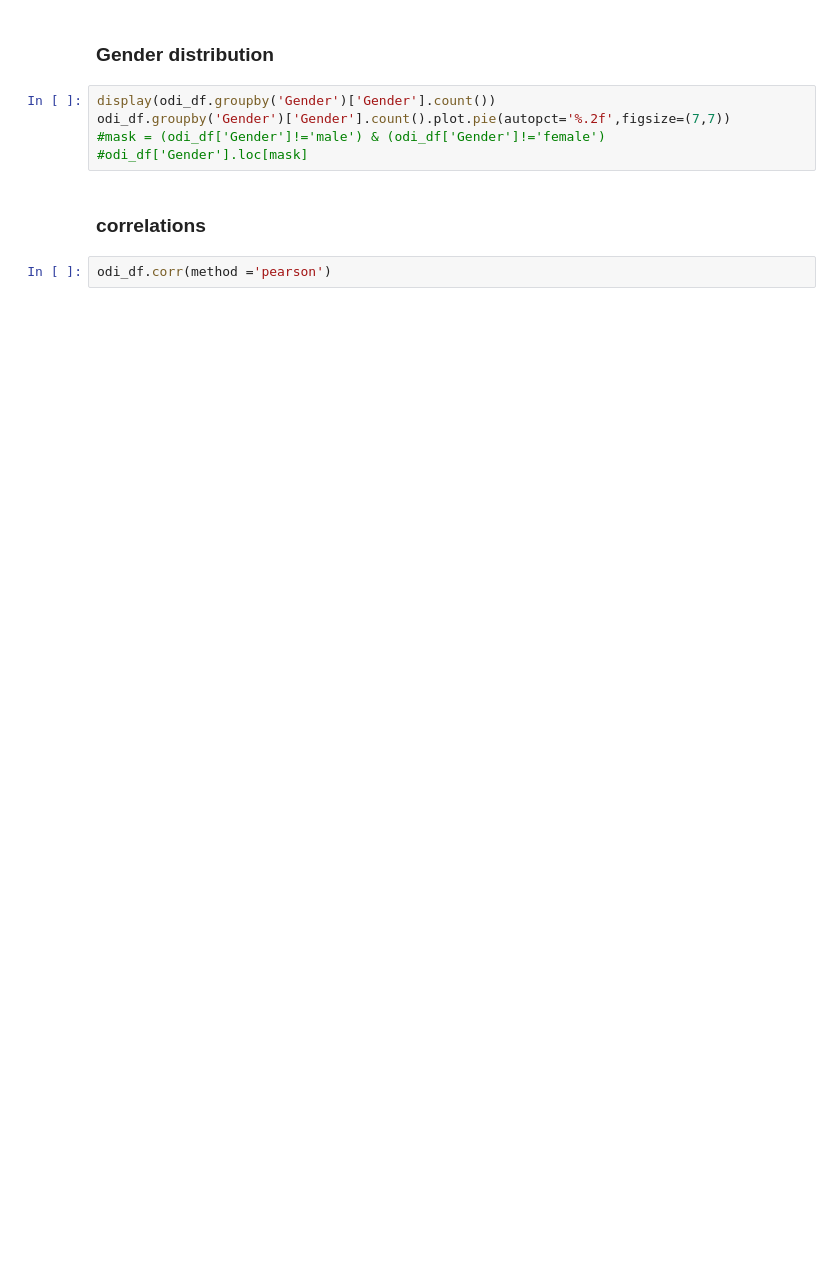
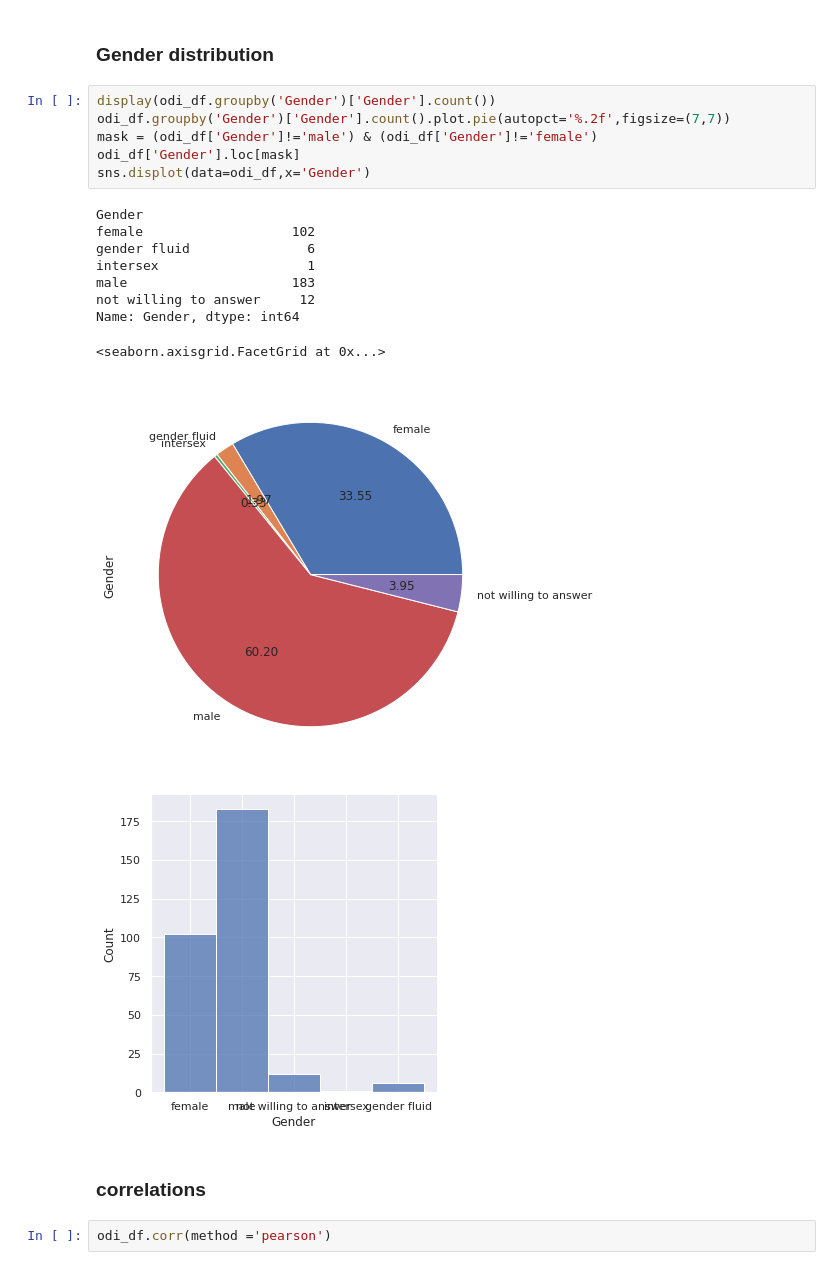
Before and after one commit to wolfbrr/DMT-2022-114, a Jupyter notebook: assignment-basic/assignment-basic.ipynb, the cells around one changed output. Cells and saved outputs as stored; diff of their text form; blank space fills up the shorter version.

```diff
--- a/assignment-basic/assignment-basic.ipynb
+++ b/assignment-basic/assignment-basic.ipynb
@@ -110,8 +138,20 @@ hist = odi_df['age'].hist(bins=100)
 # %%
 display(odi_df.groupby('Gender')['Gender'].count())
 odi_df.groupby('Gender')['Gender'].count().plot.pie(autopct='%.2f',figsize=(7,7))
-#mask = (odi_df['Gender']!='male') & (odi_df['Gender']!='female')
-#odi_df['Gender'].loc[mask]
+mask = (odi_df['Gender']!='male') & (odi_df['Gender']!='female')
+odi_df['Gender'].loc[mask]
+sns.displot(data=odi_df,x='Gender')
+# %% [output]
+Gender
+female                   102
+gender fluid               6
+intersex                   1
+male                     183
+not willing to answer     12
+Name: Gender, dtype: int64
+<seaborn.axisgrid.FacetGrid at 0x...>
+[figure, added]
+[figure, added]
 # %% [markdown]
 ### correlations
 # %%
```
Also changed, not shown: parts of 12 cells of this notebook, 1 other file.
